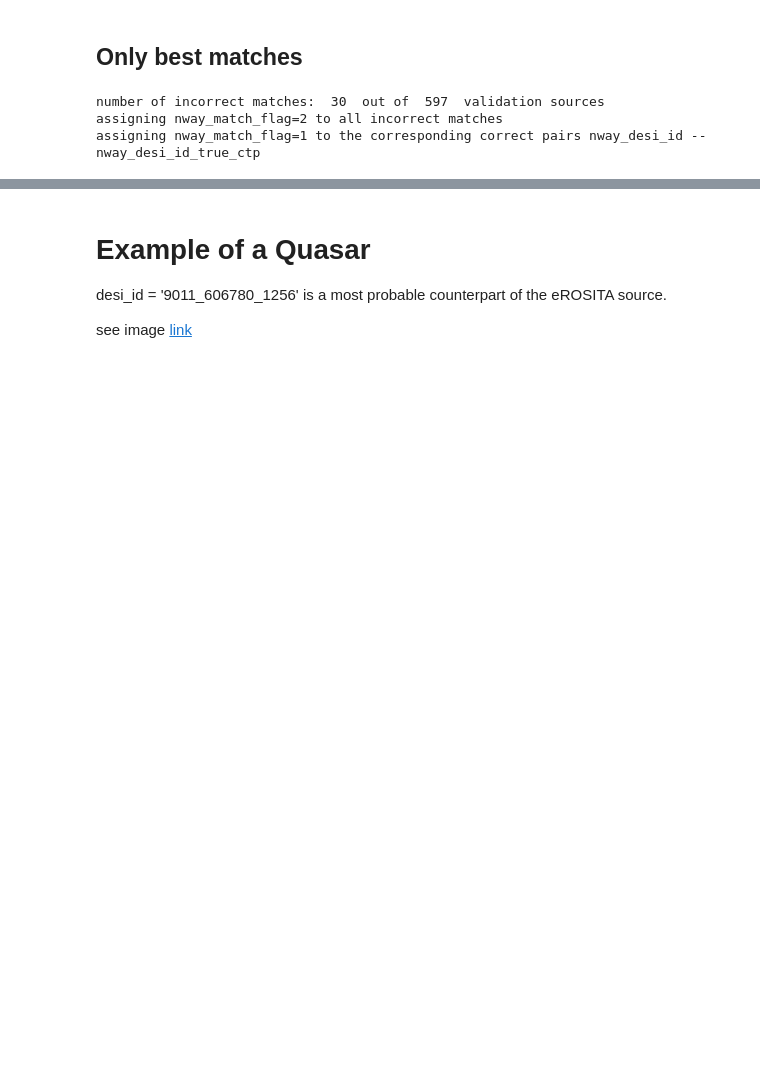
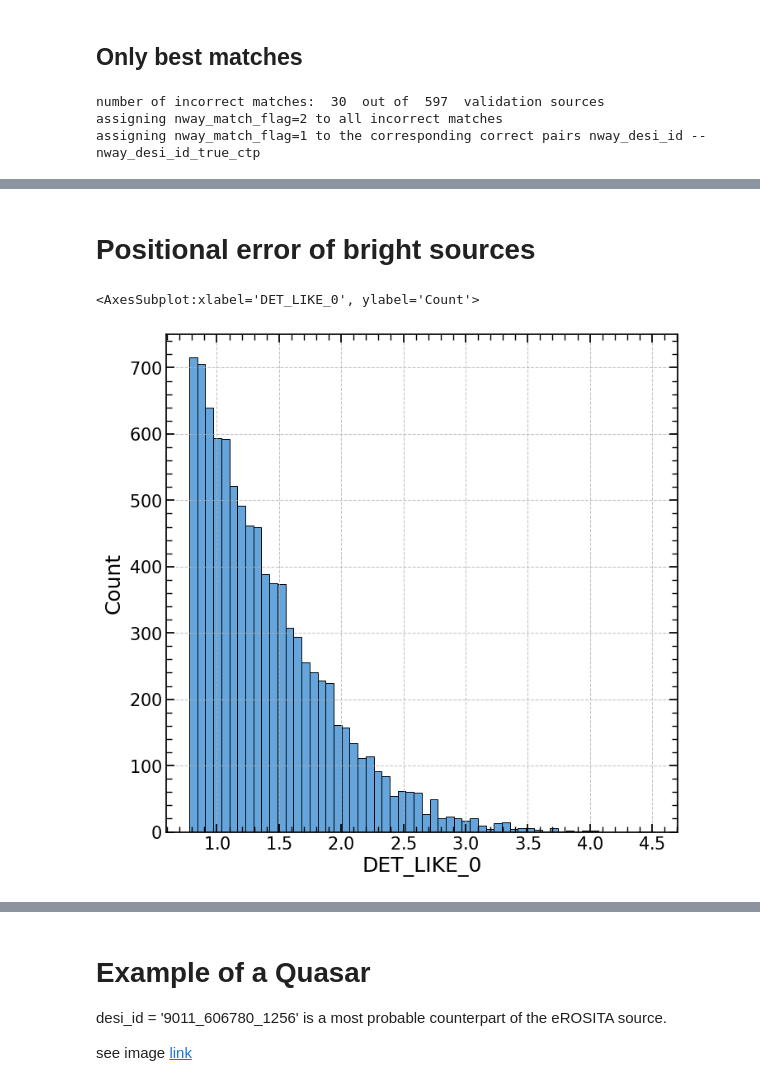
Before and after one commit to SergeiDBykov/lockman_hole, a Jupyter notebook: 3_desi-crossmatch/2_results-analyse.ipynb, the cells around one changed output, grey strips where cells are left out. Drawn from its saved outputs; the diff is of its cells as text; code cells hidden in the pictures; blank space fills up the shorter version.

```diff
--- a/3_desi-crossmatch/2_results-analyse.ipynb
+++ b/3_desi-crossmatch/2_results-analyse.ipynb
@@ -365,6 +365,7 @@ rename_dict =  {
 # %% [markdown]
 ## All matches
 # %%
+from scripts.cross_match_scripts import desi_reliable_magnitudes
 nway_match_res_all = nway_res[save_cols].copy()
 nway_match_res_all.rename(columns = rename_dict, inplace = True)
 
@@ -375,6 +376,8 @@ nway_match_res_all.nway_desi_id_true_ctp = nway_match_res_all.nway_desi_id_true_
 
 nway_match_res_all = erosita_orig_df.merge(nway_match_res_all, on = 'EROSITA')
 nway_match_res_all = nway_match_res_all.merge(desi_pandas_ph, on = 'nway_desi_id')
+nway_match_res_all = desi_reliable_magnitudes(nway_match_res_all, s_n_threshold=3, prefix='desi_')
+
 nway_match_res_all.drop(columns = ['EROSITA'], inplace = True)
 nway_match_res_all = nway_match_res_all.sort_values(['srcname_fin', 'nway_Separation_EROSITA_DESI'])
 
@@ -467,3 +470,10 @@ nway_match_res
 
 # nway_match_res_dist_only.to_pickle(data_path+'ERO_lhpv_03_23_sd01_a15_g14_desi_nway_match_dist_only.gz_pkl', compression='gzip')
 # nway_match_res_dist_only
+# %% [markdown]
+# Positional error of bright sources
+# %%
+sns.histplot(np.log10(nway_match_res.DET_LIKE_0))
+# %% [output]
+<AxesSubplot:xlabel='DET_LIKE_0', ylabel='Count'>
+[figure, added]
```
Also changed, not shown: parts of 11 cells of this notebook, 8 other files.
